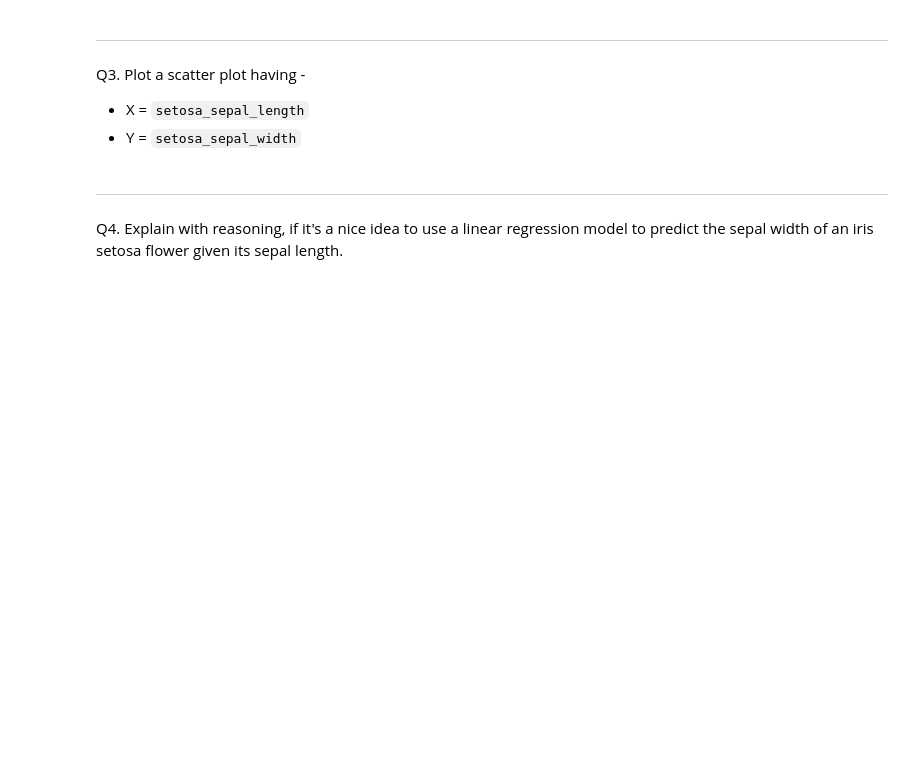
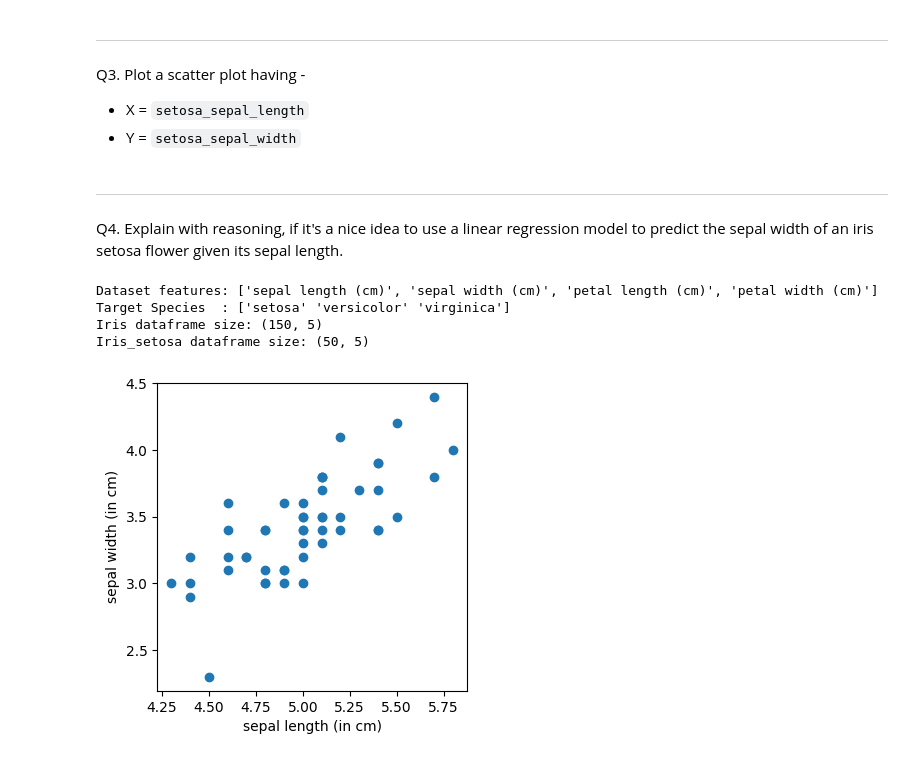
Before and after one commit to khyati-afk/course, a Jupyter notebook: Unit_10_Linear_Regression/00_homework.ipynb, the cells around one changed output. Cells and saved outputs as stored; diff of their text form; code cells hidden in the pictures; blank space fills up the shorter version.

```diff
--- a/Unit_10_Linear_Regression/00_homework.ipynb
+++ b/Unit_10_Linear_Regression/00_homework.ipynb
@@ -109,3 +109,45 @@ plt.show()
 # %% [markdown]
 ---
 Q4. Explain with reasoning, if it's a nice idea to use a linear regression model to predict the sepal width of an iris setosa flower given its sepal length.
+# %%
+import numpy as np
+import pandas as pd
+import matplotlib.pyplot as plt
+from sklearn.datasets import load_iris
+from sklearn.linear_model import LinearRegression
+
+# Analyze the dataset
+iris = load_iris()
+print(f"Dataset features: {iris.feature_names}")
+print(f"Target Species  : {iris.target_names}")
+
+# Convert the dataset into a dataframe
+iris_df = pd.DataFrame(data=iris.data, columns=iris.feature_names)
+iris_df['species'] = pd.Categorical.from_codes(iris.target, iris.target_names)
+print(f"Iris dataframe size: {iris_df.shape}")
+# print(iris_df.head(1))
+
+# Filter data for Iris setosa only
+iris_setosa = iris_df[iris_df['species'] == 'setosa'] # can change for different species
+print(f"Iris_setosa dataframe size: {iris_setosa.shape}")
+# print(iris_setosa.head(1))
+
+# Extract X (petal length) and Y (petal width) values
+X = iris_setosa[['sepal length (cm)']].values
+Y = iris_setosa['sepal width (cm)'].values
+
+# print(f"shape of X = {X.shape}")
+# print(f"shape of Y = {Y.shape}")
+
+# Plot the graph
+plt.figure(figsize=(4, 4))
+plt.xlabel("sepal length (in cm)")
+plt.ylabel("sepal width (in cm)")
+plt.scatter(X, Y, label="dataset")
+plt.show()
+# %% [output]
+Dataset features: ['sepal length (cm)', 'sepal width (cm)', 'petal length (cm)', 'petal width (cm)']
+Target Species  : ['setosa' 'versicolor' 'virginica']
+Iris dataframe size: (150, 5)
+Iris_setosa dataframe size: (50, 5)
+[figure, added]
```
Also changed, not shown: parts of 1 cell of this notebook, 2 other files.
